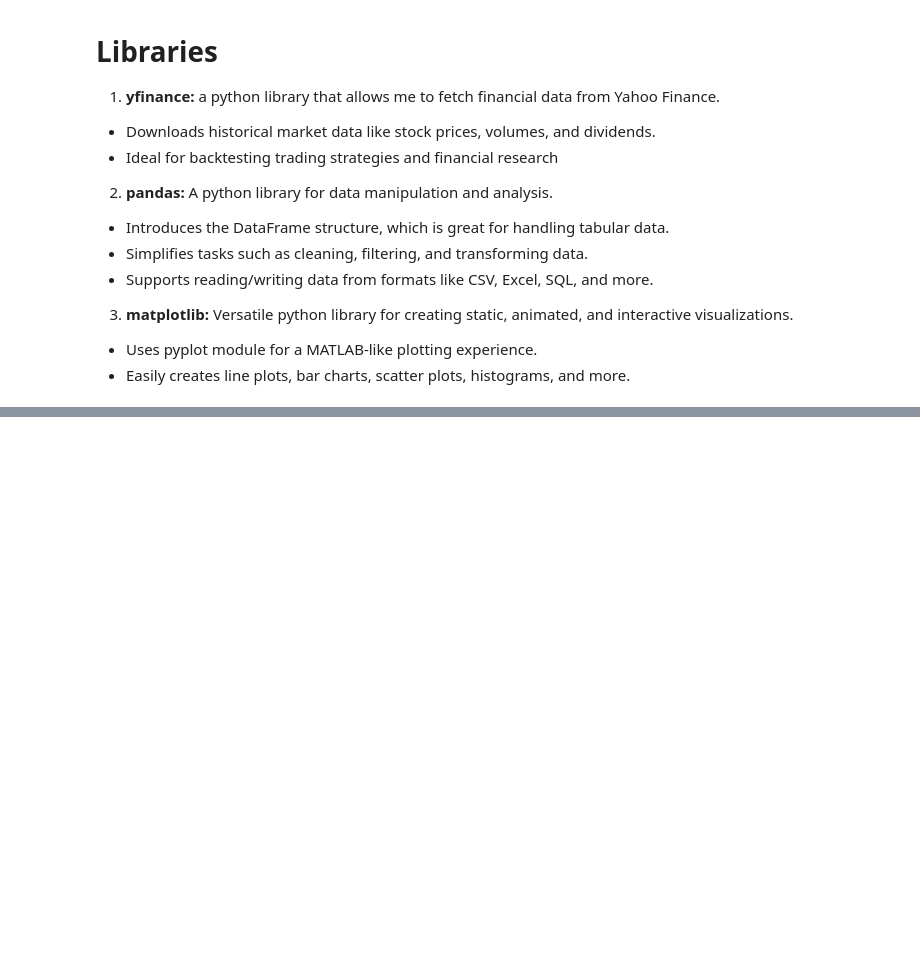
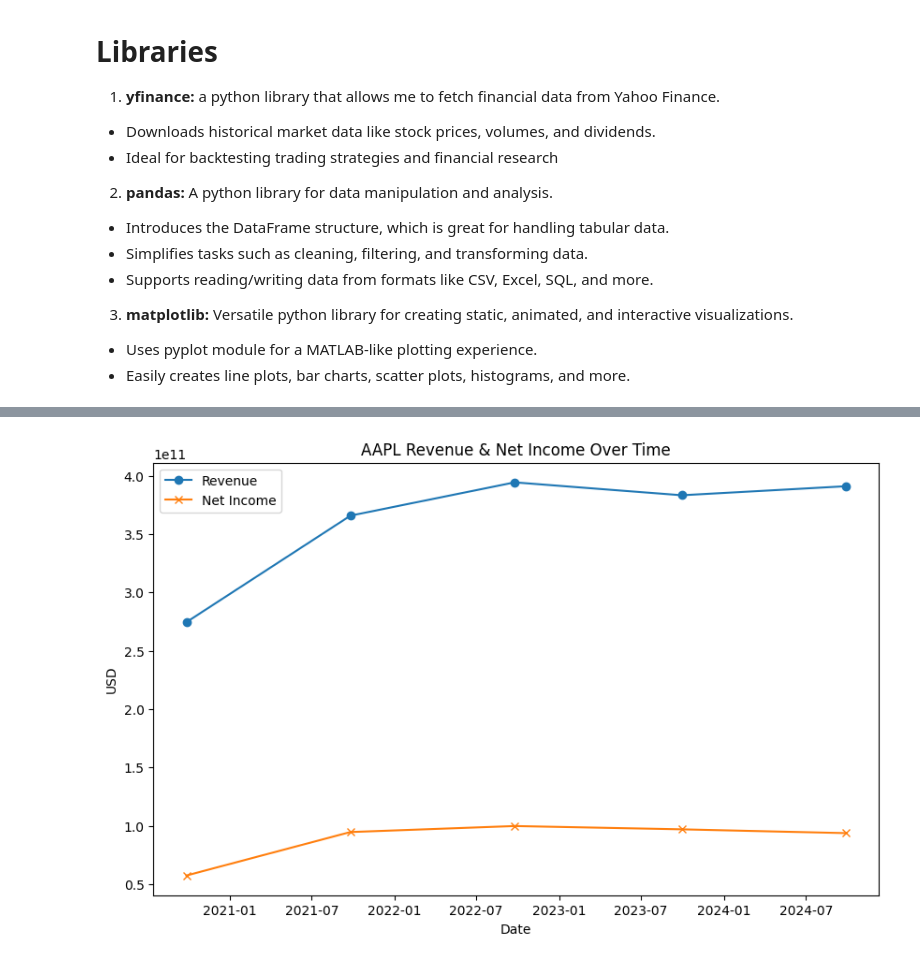
Before and after one commit to AntonioWh1te/The-Journey, a Jupyter notebook: Phase_2_Fetching_and_Visualizing_Historical_Stock_Data.ipynb, the cells around one changed output, grey strips where cells are left out. Saved outputs shown, nothing was run; the diff lists cells and outputs as text; code cells hidden in the pictures; blank space fills up the shorter version.

```diff
--- a/Phase_2_Fetching_and_Visualizing_Historical_Stock_Data.ipynb
+++ b/Phase_2_Fetching_and_Visualizing_Historical_Stock_Data.ipynb
@@ -121,0 +113,41 @@ plt.show()
+# %%
+import getpass
+import requests
+import pandas as pd
+import matplotlib.pyplot as plt
+
+# Prompt for my Financial Modeling Prep (FMP) key so it won't show on screen
+fmp = getpass.getpass("Enter your API Key here")
+
+# Set the ticker symbol and build the URL for the income statement endpoint.
+ticker = "AAPL"
+url = f"https://financialmodelingprep.com/api/v3/income-statement/{ticker}?apikey={fmp}&limit = 5"
+
+# Make the API call using request.get(), then inspect the raw JSON data to understand its structure.
+response = requests.get(url)
+data_json = response.json()
+
+# Inspect the raw JSON
+print(data_json)
+
+# Convert the list to a dataframe
+df = pd.DataFrame(data_json)
+
+# Convert 'date' to determine and set as index if available
+if 'date' in df.columns:
+  df['date'] = pd.to_datetime(df['date'])
+  df.set_index('date', inplace=True)
+
+# Check if both 'revenue' and 'netIncome' exist in the DataFrame
+if 'revenue' in df.columns and 'netIncome' in df.columns:
+  plt.figure(figsize=(10, 6))
+  plt.plot(df.index, df['revenue'], marker='o', label='Revenue')
+  plt.plot(df.index, df['netIncome'], marker='x', label='Net Income')
+  plt.title(f"{ticker} Revenue & Net Income Over Time")
+  plt.xlabel("Date")
+  plt.ylabel("USD")
+  plt.legend()
+  plt.show()
+else:
+  print("Required columns ('revenue' or 'netIncome') not found in the data.")
+# %% [output]
@@ -121,0 +156 @@ plt.show()
+[figure, added]
```
Also changed, not shown: parts of 9 cells of this notebook.
